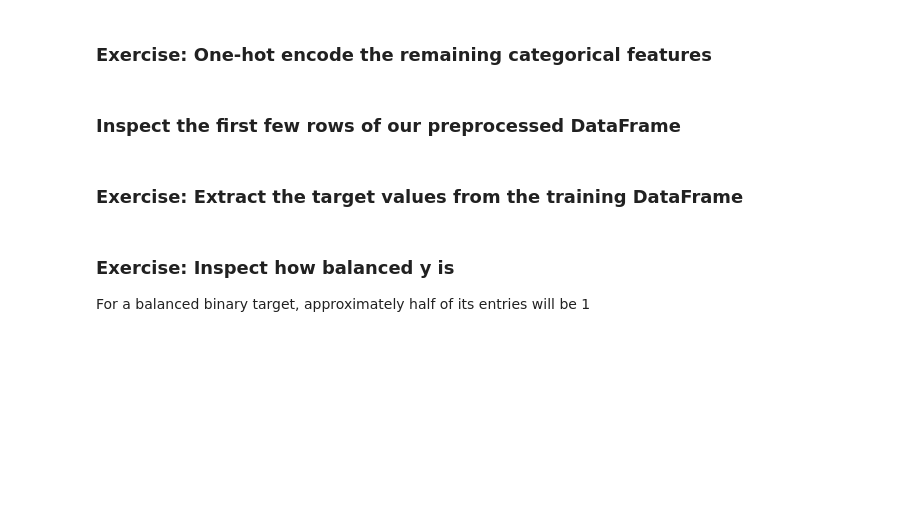
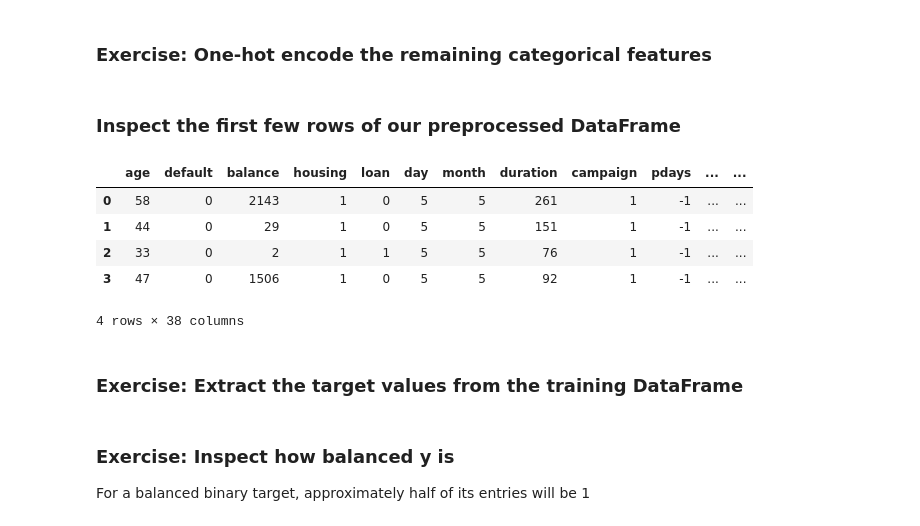
Before and after one commit to leonradams/Canvas, a Jupyter notebook: 2_6_Bank_Credit_Data_Wrangling_and_Classification_Leon.ipynb, the cells around one changed output. Cells and saved outputs as stored; diff of their text form; code cells hidden in the pictures; blank space fills up the shorter version.

```diff
--- a/2_6_Bank_Credit_Data_Wrangling_and_Classification_Leon.ipynb
+++ b/2_6_Bank_Credit_Data_Wrangling_and_Classification_Leon.ipynb
@@ -180,5 +146,14 @@ df_train = pd.get_dummies(df_train, columns=categorical_columns)
 # %% [markdown]
 ### Inspect the first few rows of our preprocessed DataFrame
+# %%
+df_train.head(4)
+# %% [output]
+|  | age | default | balance | housing | loan | day | month | duration | campaign | pdays | ... | ... |
+| 0 | 58 | 0 | 2143 | 1 | 0 | 5 | 5 | 261 | 1 | -1 | ... | ... |
+| 1 | 44 | 0 | 29 | 1 | 0 | 5 | 5 | 151 | 1 | -1 | ... | ... |
+| 2 | 33 | 0 | 2 | 1 | 1 | 5 | 5 | 76 | 1 | -1 | ... | ... |
+| 3 | 47 | 0 | 1506 | 1 | 0 | 5 | 5 | 92 | 1 | -1 | ... | ... |
+4 rows × 38 columns
 # %% [markdown]
 ### Exercise: Extract the target values from the training DataFrame
 # %%
```
Also changed, not shown: parts of 17 cells of this notebook.
